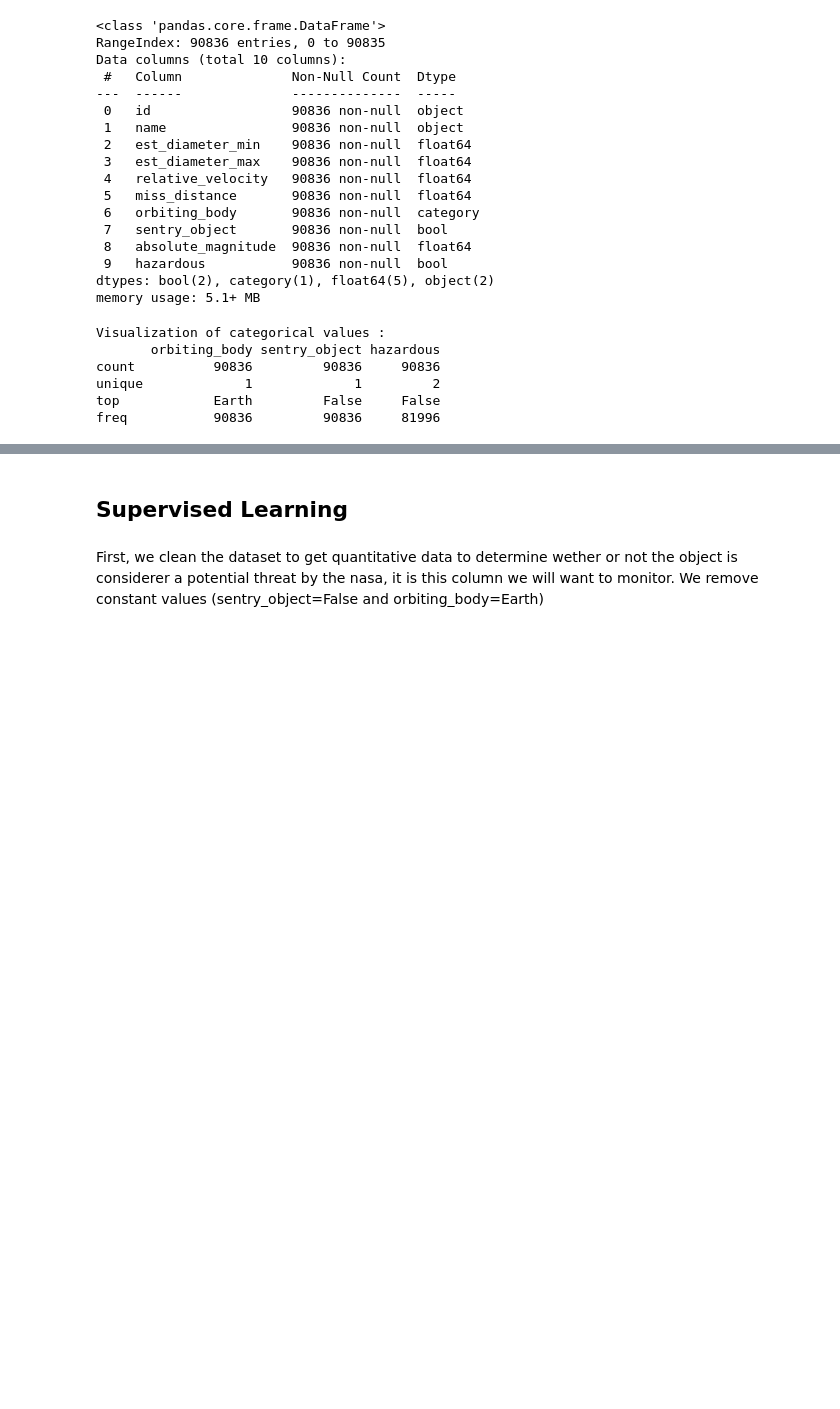
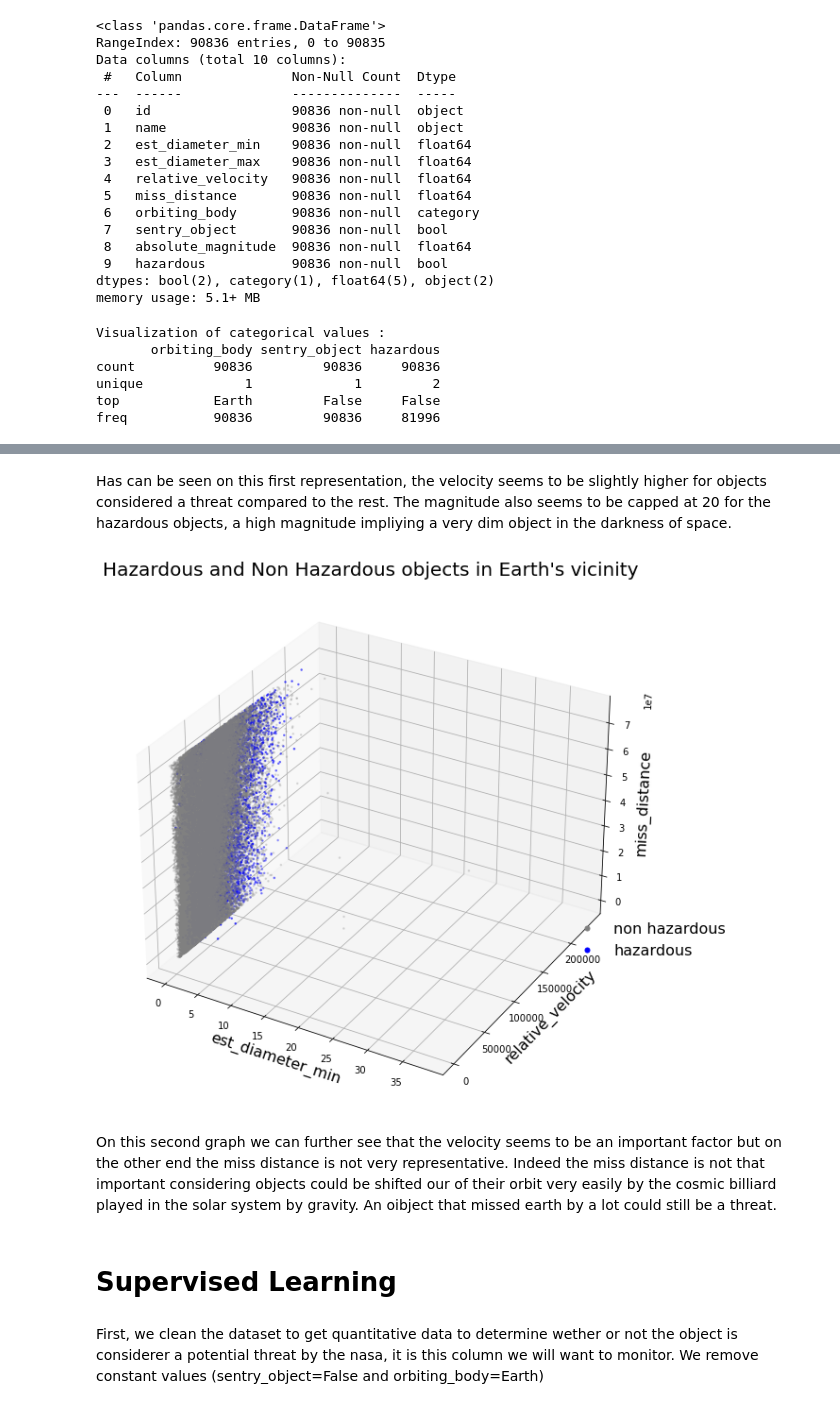
Before and after one commit to Sefray/ptml_project, a Jupyter notebook: nasa-ptml.ipynb, the cells around one changed output, grey strips where cells are left out. Cells and saved outputs as stored; diff of their text form; code cells hidden in the pictures; blank space fills up the shorter version.

```diff
--- a/nasa-ptml.ipynb
+++ b/nasa-ptml.ipynb
@@ -193,5 +260,13 @@ def show3D_data(df, x, y, z, only_anomalies=False):
+# %% [markdown]
+Has can be seen on this first representation, the velocity seems to be slightly higher for objects considered a threat compared to the rest. The magnitude also seems to be capped at 20 for the hazardous objects, a high magnitude impliying a very dim object in the darkness of space.
+# %%
+show3D_data(df_stat, "est_diameter_min", "relative_velocity", "miss_distance")
+# %% [output]
+[figure, added]
+# %% [markdown]
+On this second graph we can further see that the velocity seems to be an important factor but on the other end the miss distance is not very representative. Indeed the miss distance is not that important considering objects could be shifted our of their orbit very easily by the cosmic billiard played in the solar system by gravity. An oibject that missed earth by a lot could still be a threat.
 # %% [markdown]
-## Supervised Learning
+# Supervised Learning
 # %% [markdown]
 First, we clean the dataset to get quantitative data to determine wether or not the object is considerer a potential threat by the nasa, it is this column we will want to monitor. We remove constant values (sentry_object=False and orbiting_body=Earth)
 # %%
```
Also changed, not shown: parts of 24 cells of this notebook, 1 other file.
